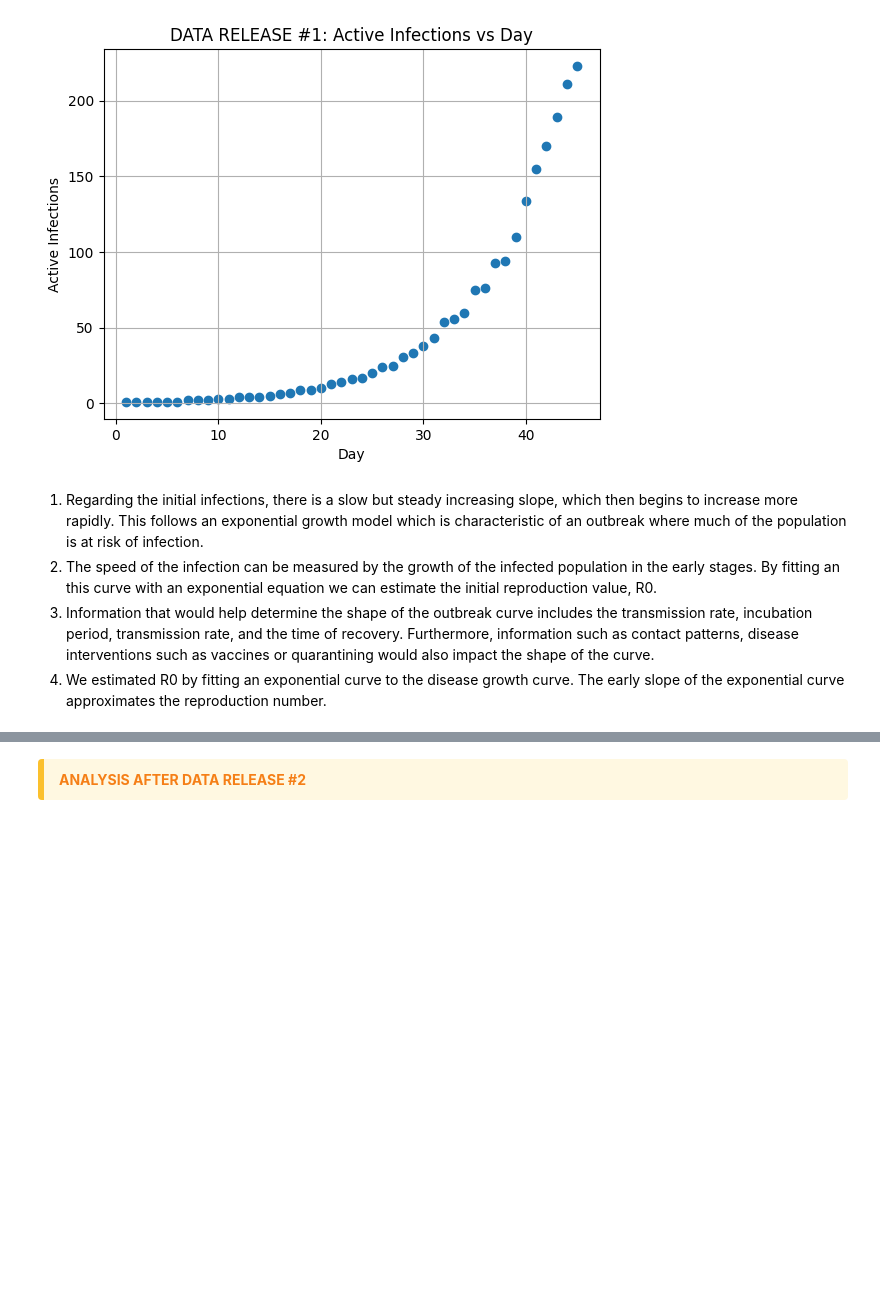
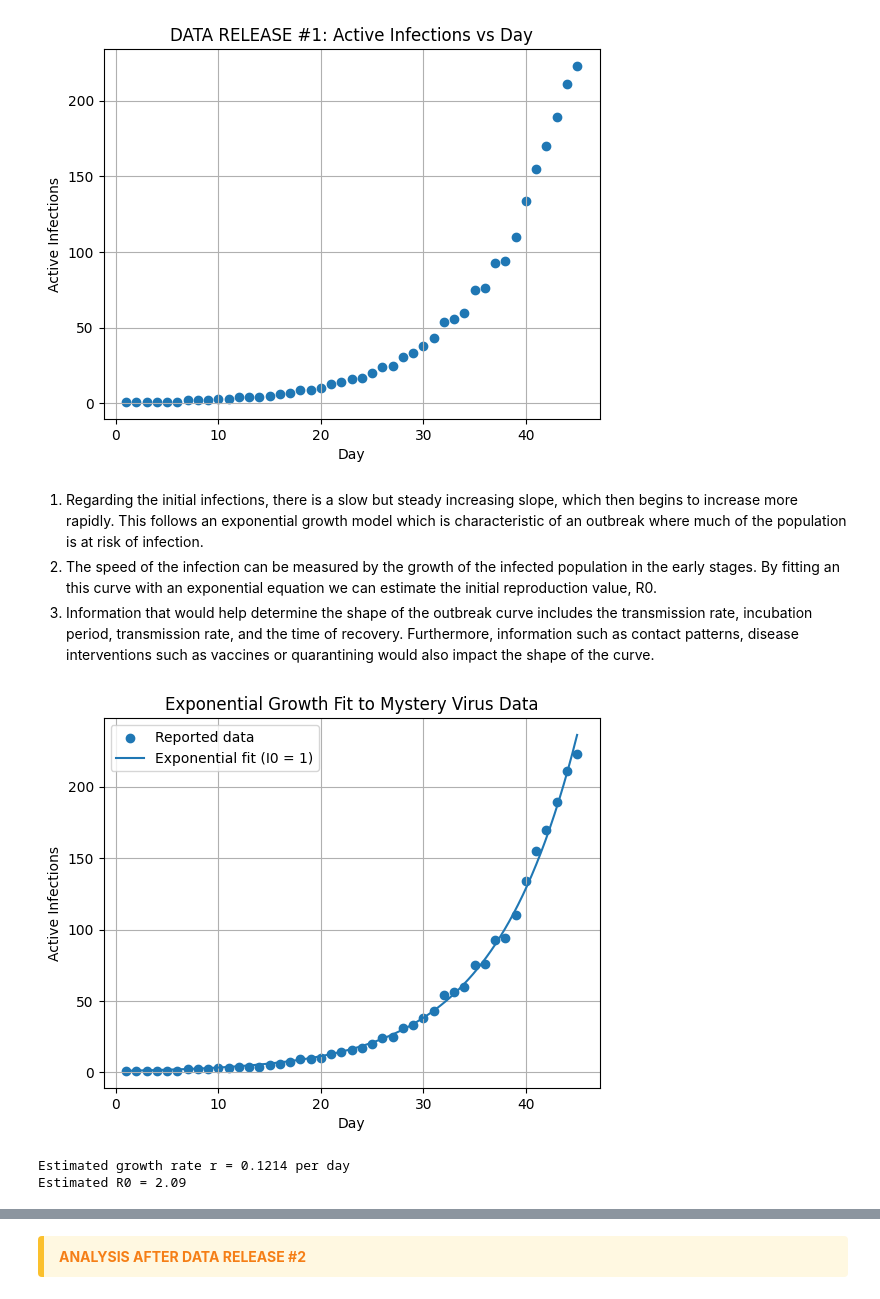
Before and after one commit to kiranspencer9/Module-2-Epidemics-SIR-Modeling, a Jupyter notebook: Notebook examples/Template_student_final_notebook.ipynb, the cells around one changed output, grey strips where cells are left out. Cells and saved outputs as stored; diff of their text form; code cells hidden in the pictures; blank space fills up the shorter version.

Commit message:
added exponential growth fit to jupyter notebook - Kiran
added exponential growth fit and identified r and R0 values - Kiran

```diff
--- a/Notebook examples/Template_student_final_notebook.ipynb
+++ b/Notebook examples/Template_student_final_notebook.ipynb
@@ -60,4 +60,53 @@ plt.show()
 1. Regarding the initial infections, there is a slow but steady increasing slope, which then begins to increase more rapidly. This follows an exponential growth model which is characteristic of an outbreak where much of the population is at risk of infection.
 2. The speed of the infection can be measured by the growth of the infected population in the early stages. By fitting an this curve with an exponential equation we can estimate the initial reproduction value, R0.
 3. Information that would help determine the shape of the outbreak curve includes the transmission rate, incubation period, transmission rate, and the time of recovery. Furthermore, information such as contact patterns, disease interventions such as vaccines or quarantining would also impact the shape of the curve.
-4. We estimated R0 by fitting an exponential curve to the disease growth curve. The early slope of the exponential curve approximates the reproduction number.
+# %%
+import pandas as pd # import pandas for data manipulation
+import matplotlib.pyplot as plt # import matplotlib for plotting
+import numpy as np # import numpy for numerical operations
+from scipy.optimize import curve_fit # import curve_fit for fitting the exponential growth model to the data
+
+# Load the data
+data = pd.read_csv('C:\\Users\\kiran\\Desktop\\UVA\\Classes\\Semester 4\\Computational BME\\Module-2-Epidemics-SIR-Modeling\\Data\\mystery_virus_daily_active_counts_RELEASE#1.csv', parse_dates=['date'], header=0, index_col=None)
+
+# Use the day number and active cases to fit an exponential growth curve to estimate R0
+t = data['day'].values # time variable (day number)
+I = data['active reported daily cases'].values # active infections variable (number of active cases)
+
+# Define the exponential growth function
+def exponential_growth(t, r):
+    return np.exp(r * t)
+
+# Fit the exponential growth model to the data
+# Initial infected population I0 = 1
+
+initial_guess = [0.1]  # initial guess for r
+params, covariance = curve_fit(exponential_growth, t, I, p0=initial_guess) # Fit the model to the data
+
+r_est = params[0] # Extract the estimated growth rate r from the fitted parameters
+
+# Approximate R0 using this curve fit
+gamma = 1 / 9  # recovery rate based on 9-day infectious period
+R0_est = 1 + r_est / gamma # R0 can be approximated as 1 + (growth rate / recovery rate) for early exponential growth phase
+
+
+# Add the fit as a line on top of scatterplot
+t_fit = np.linspace(min(t), max(t), 200) # Generate a range of time values for plotting the fitted curve
+I_fit = exponential_growth(t_fit, r_est) # Calculate the fitted values using the estimated growth rate r_est
+
+plt.figure()
+plt.scatter(t, I, label='Reported data') # Plot the original data points
+plt.plot(t_fit, I_fit, label='Exponential fit (I0 = 1)') # Plot the fitted exponential growth curve
+plt.xlabel('Day') # Label for x-axis
+plt.ylabel('Active Infections') # Label for y-axis
+plt.title('Exponential Growth Fit to Mystery Virus Data') # Title for the plot
+plt.legend() # Add a legend to differentiate between the data points and the fitted curve
+plt.grid(True) # Add a grid for better visibility
+plt.show()
+
+print(f"Estimated growth rate r = {r_est:.4f} per day")
+print(f"Estimated R0 = {R0_est:.2f}")
+# %% [output]
+[figure, added]
+Estimated growth rate r = 0.1214 per day
+Estimated R0 = 2.09
```
Also changed, not shown: parts of 1 cell of this notebook.
